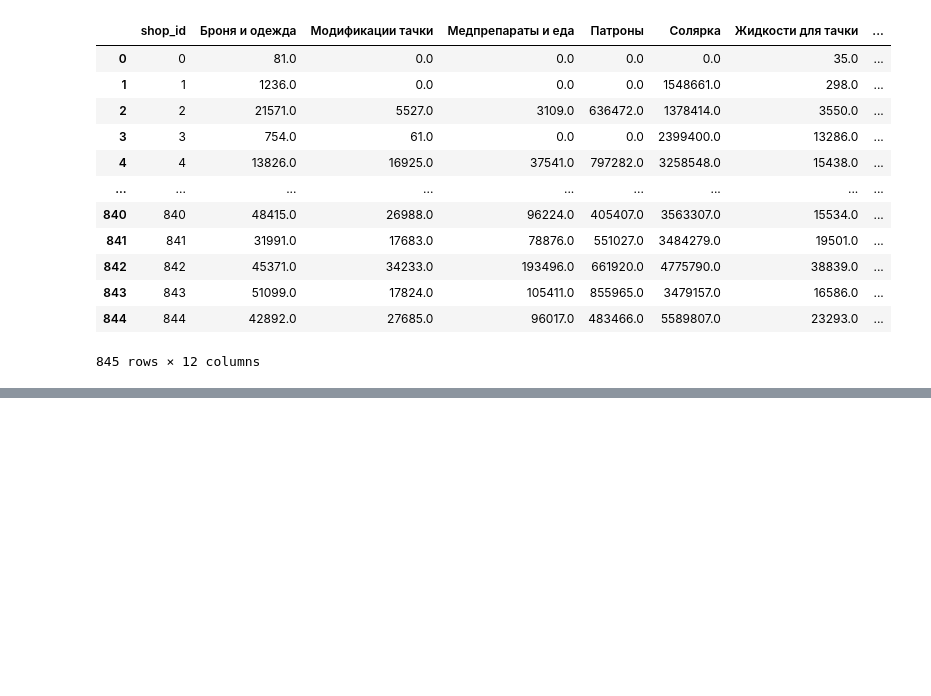
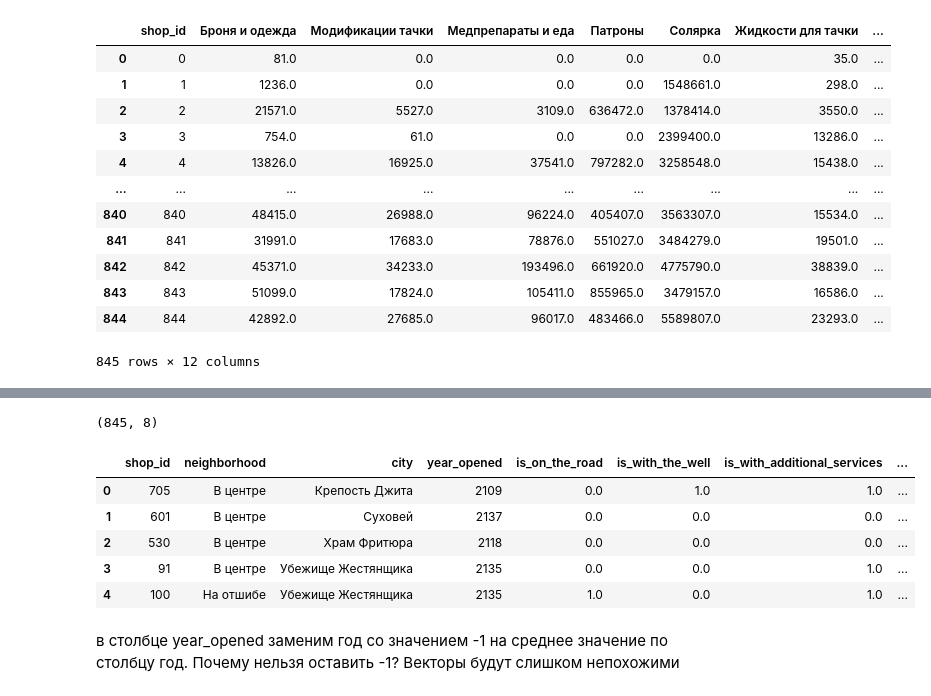
Before and after one commit to anafisa/GPN_2020, a Jupyter notebook: shop_clustering .ipynb, the cells around one changed output, grey strips where cells are left out. Saved outputs shown, nothing was run; the diff lists cells and outputs as text; code cells hidden in the pictures; blank space fills up the shorter version.

```diff
--- a/shop_clustering .ipynb
+++ b/shop_clustering .ipynb
@@ -328,8 +225,0 @@ shops['is_on_the_road'] = shops['is_on_the_road'].replace("да",1)
-# %%
-shops['is_with_the_well'] = shops['is_with_the_well'].replace("да", 1)
-shops['is_with_the_well'] = shops['is_with_the_well'].replace("нет", 0)
-# %%
-shops['is_with_additional_services'] = shops['is_with_additional_services'].replace("да", 1)
-shops['is_with_additional_services'] = shops['is_with_additional_services'].replace("нет", 0)
-# %%
-shops = shops[['shop_id', 'year_opened', 'is_on_the_road', 'is_with_the_well', 'is_with_additional_services', 'shop_type']]
@@ -450,0 +256,19 @@ model.wv
+# %%
+shops.shape
+# %% [output]
+(845, 8)
+# %%
+shops = shops.replace('да', 1) # преобразуем категориальные признаки в числовые
+shops = shops.replace('нет', 0) # преобразуем категориальные признаки в числовые
+shops = shops.fillna(0) # заполняем пропуски нулями
+# %%
+shops.head(5)
+# %% [output]
+|  | shop_id | neighborhood | city | year_opened | is_on_the_road | is_with_the_well | is_with_additional_services | ... |
+| 0 | 705 | В центре | Крепость Джита | 2109 | 0.0 | 1.0 | 1.0 | ... |
+| 1 | 601 | В центре | Суховей | 2137 | 0.0 | 0.0 | 0.0 | ... |
+| 2 | 530 | В центре | Храм Фритюра | 2118 | 0.0 | 0.0 | 0.0 | ... |
+| 3 | 91 | В центре | Убежище Жестянщика | 2135 | 0.0 | 0.0 | 1.0 | ... |
+| 4 | 100 | На отшибе | Убежище Жестянщика | 2135 | 1.0 | 0.0 | 1.0 | ... |
+# %% [markdown]
+в столбце year_opened заменим год со значением -1 на среднее значение по столбцу год. Почему нельзя оставить -1? Векторы будут слишком непохожими
```
Also changed, not shown: parts of 75 cells of this notebook.
